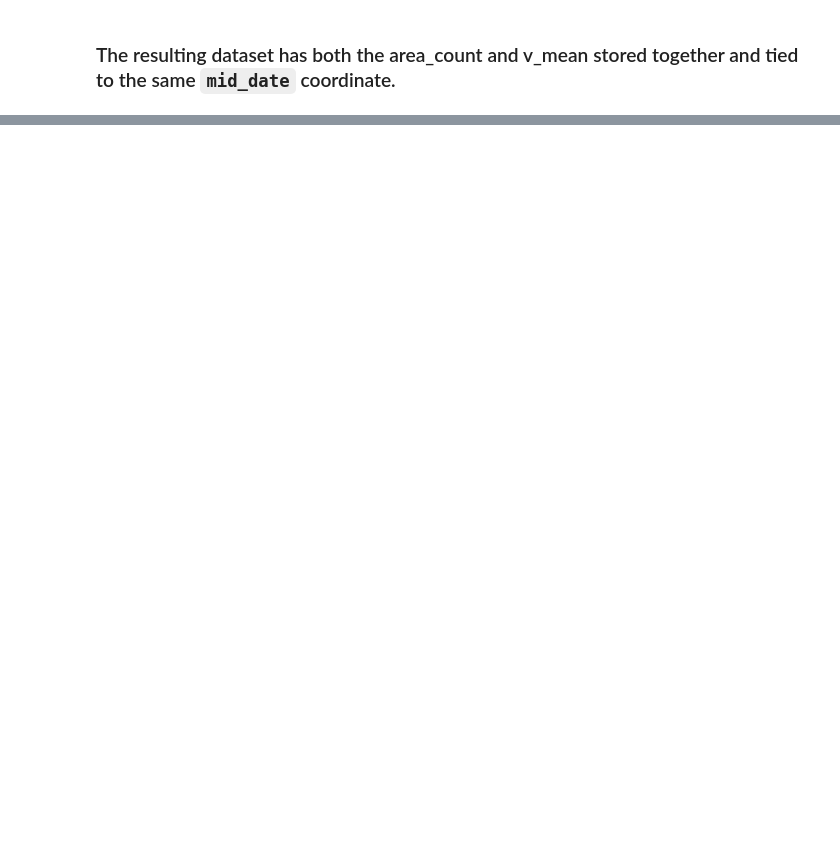
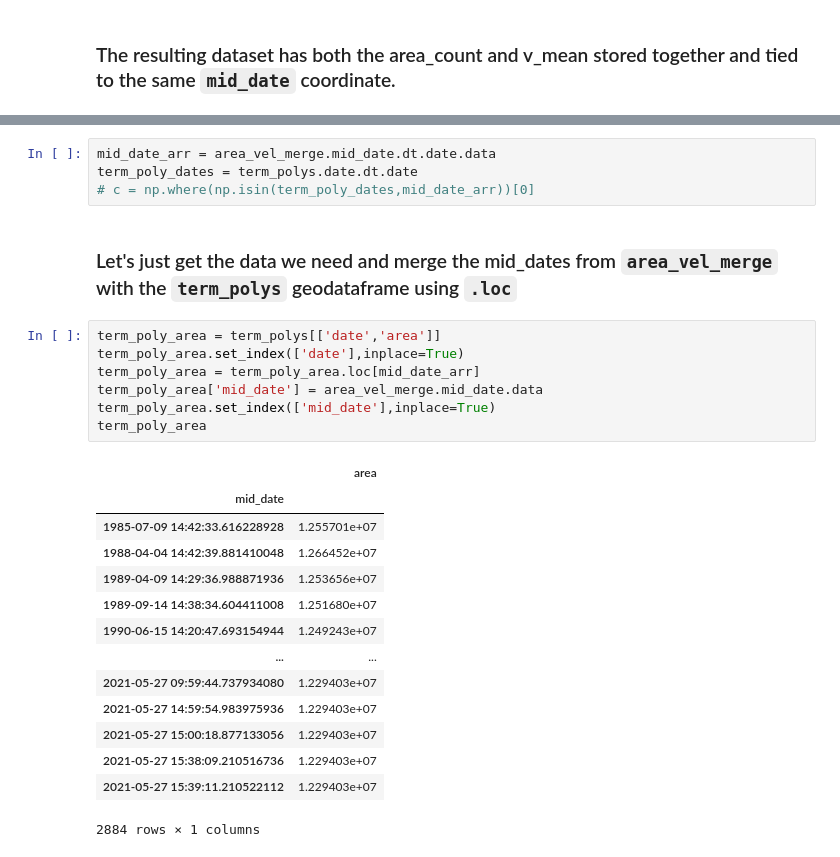
Before and after one commit to shahinmg/its_live_tutorial, a Jupyter notebook: lagrangian_poly_sample.ipynb, the cells around one changed output, grey strips where cells are left out. Cells and saved outputs as stored; diff of their text form; blank space fills up the shorter version.

```diff
--- a/lagrangian_poly_sample.ipynb
+++ b/lagrangian_poly_sample.ipynb
@@ -187,0 +251,28 @@ Data variables:
+# %%
+mid_date_arr = area_vel_merge.mid_date.dt.date.data
+term_poly_dates = term_polys.date.dt.date
+# c = np.where(np.isin(term_poly_dates,mid_date_arr))[0]
+# %% [markdown]
+### Let's just get the data we need and merge the mid_dates from `area_vel_merge` with the `term_polys` geodataframe using `.loc`
+# %%
+term_poly_area = term_polys[['date','area']]
+term_poly_area.set_index(['date'],inplace=True)
+term_poly_area = term_poly_area.loc[mid_date_arr]
+term_poly_area['mid_date'] = area_vel_merge.mid_date.data
+term_poly_area.set_index(['mid_date'],inplace=True)
+term_poly_area
+# %% [output]
+|  | area |
+| mid_date |  |
+| 1985-07-09 14:42:33.616228928 | 1.255701e+07 |
+| 1988-04-04 14:42:39.881410048 | 1.266452e+07 |
+| 1989-04-09 14:29:36.988871936 | 1.253656e+07 |
+| 1989-09-14 14:38:34.604411008 | 1.251680e+07 |
+| 1990-06-15 14:20:47.693154944 | 1.249243e+07 |
+| ... | ... |
+| 2021-05-27 09:59:44.737934080 | 1.229403e+07 |
+| 2021-05-27 14:59:54.983975936 | 1.229403e+07 |
+| 2021-05-27 15:00:18.877133056 | 1.229403e+07 |
+| 2021-05-27 15:38:09.210516736 | 1.229403e+07 |
+| 2021-05-27 15:39:11.210522112 | 1.229403e+07 |
+2884 rows × 1 columns
```
Also changed, not shown: parts of 20 cells of this notebook.
